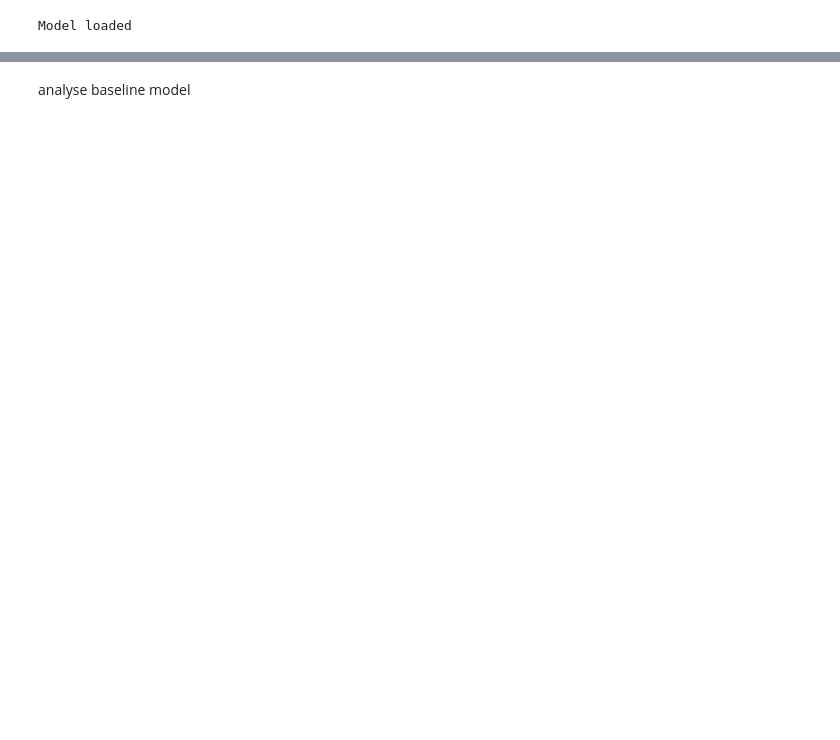
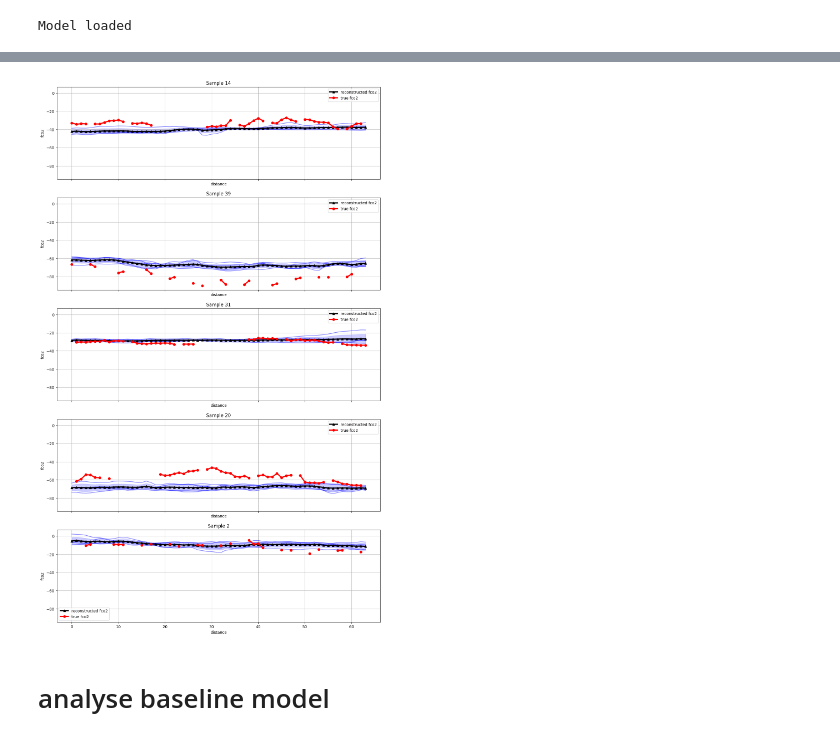
Before and after one commit to ebrusoni/fco2diffusion, a Jupyter notebook: training/loss_analysis.ipynb, the cells around one changed output, grey strips where cells are left out. Saved outputs shown, nothing was run; the diff lists cells and outputs as text; code cells hidden in the pictures; blank space fills up the shorter version.

Commit message:
nicer loss analysis for diffusion model

```diff
--- a/training/loss_analysis.ipynb
+++ b/training/loss_analysis.ipynb
@@ -83,3 +99,6 @@ Minimum validation loss:  0.0780834779717569
+# %%
+n_rec = 5
+n_samples = 1000
 # %%
 from fco2models.utraining import full_denoise
 from torch.utils.data import Dataset, DataLoader
@@ -127,0 +141,9 @@ preds = samples.cpu().numpy()
+# %%
+from fco2models.ueval import get_error_stats
+# get error stats for the training set
+print("Training set error stats")
+train_samples, train_ds_scaled = get_error_stats(
+    train_samples_norm.reshape(n_samples, n_rec, 64),
+    train_ds[:n_samples, 0:1, :],
+    stats,
+    mode='min_max')
@@ -127,0 +157,9 @@ preds = samples.cpu().numpy()
+# %%
+from fco2models.ueval import get_error_stats
+# calculate the error statistics for the validation set
+print("Validation set error stats")
+val_samples, val_ds_scaled = get_error_stats(
+    val_samples_norm.reshape(n_samples, n_rec, 64),
+    val_ds[:n_samples, 0:1, :],
+    stats,
+    mode='min_max')
@@ -127,0 +173,12 @@ preds = samples.cpu().numpy()
+# %%
+from fco2models.ueval import plot_samples
+import matplotlib.pyplot as plt
+
+ixs = np.random.choice(np.arange(0, n_samples), 5, replace=False)
+fig, axs = plt.subplots(len(ixs), 1, figsize=(15, len(ixs)*5), sharex=True, sharey=True)
+for i, ax in zip(ixs, axs):
+    samples = train_samples[i, :, :]
+    truth = train_ds_scaled[i, 0, :]
+    plot_samples(ax, samples, truth, title=f"Sample {i}")
+
+plt.show()
@@ -128,5 +187,19 @@ preds = samples.cpu().numpy()
+# %%
+from fco2models.ueval import plot_samples
+import matplotlib.pyplot as plt
+
+ixs = np.random.choice(np.arange(0, 50), 5, replace=False)
+fig, axs = plt.subplots(len(ixs), 1, figsize=(15, len(ixs)*5), sharex=True, sharey=True)
+for i, ax in zip(ixs, axs):
+    samples = val_samples[i, :, :]
+    truth = val_ds_scaled[i, 0, :]
+    plot_samples(ax, samples, truth, title=f"Sample {i}")
+
+plt.show()
+# %% [output]
+[figure, added]
 # %% [markdown]
-analyse baseline model
+# analyse baseline model
 # %%
 import pandas as pd
 import numpy as np
```
Also changed, not shown: parts of 40 cells of this notebook.
